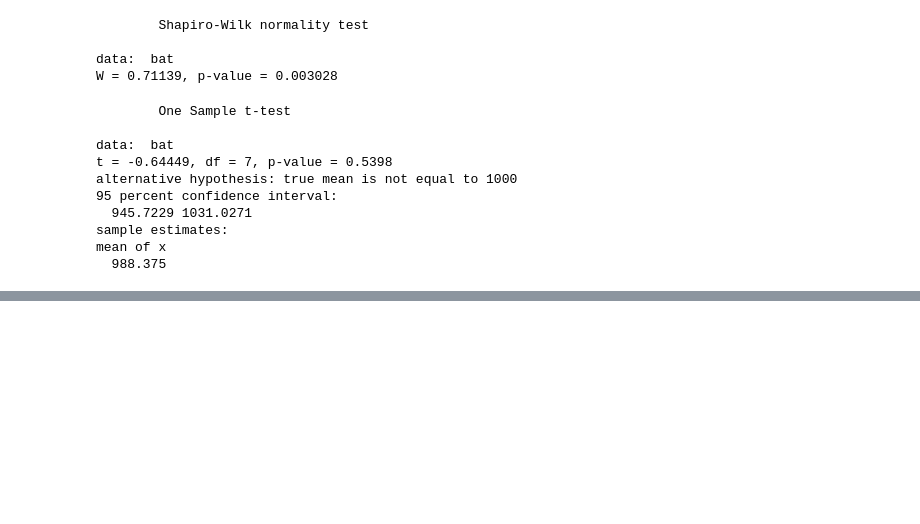
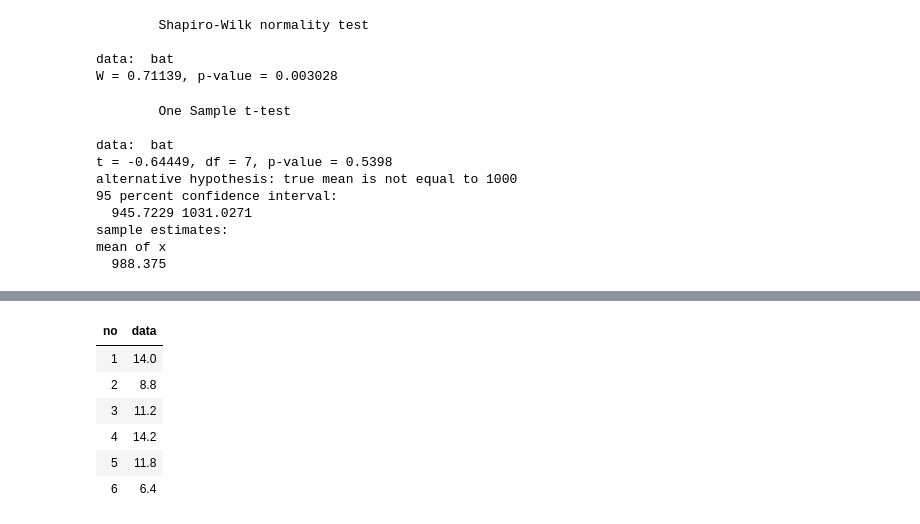
Before and after one commit to yang-gwihyeon/R_yang, a Jupyter notebook: 14. 가설검정.ipynb, the cells around one changed output, grey strips where cells are left out. Drawn from its saved outputs; the diff is of its cells as text; code cells hidden in the pictures; blank space fills up the shorter version.

```diff
--- a/14. 가설검정.ipynb
+++ b/14. 가설검정.ipynb
@@ -106,0 +161,10 @@ mean of x
+# %%
+head(postMedicine)
+# %% [output]
+| no | data |
+| 1 | 14.0 |
+| 2 | 8.8 |
+| 3 | 11.2 |
+| 4 | 14.2 |
+| 5 | 11.8 |
+| 6 | 6.4 |
```
Also changed, not shown: parts of 31 cells of this notebook, 10 other files.
